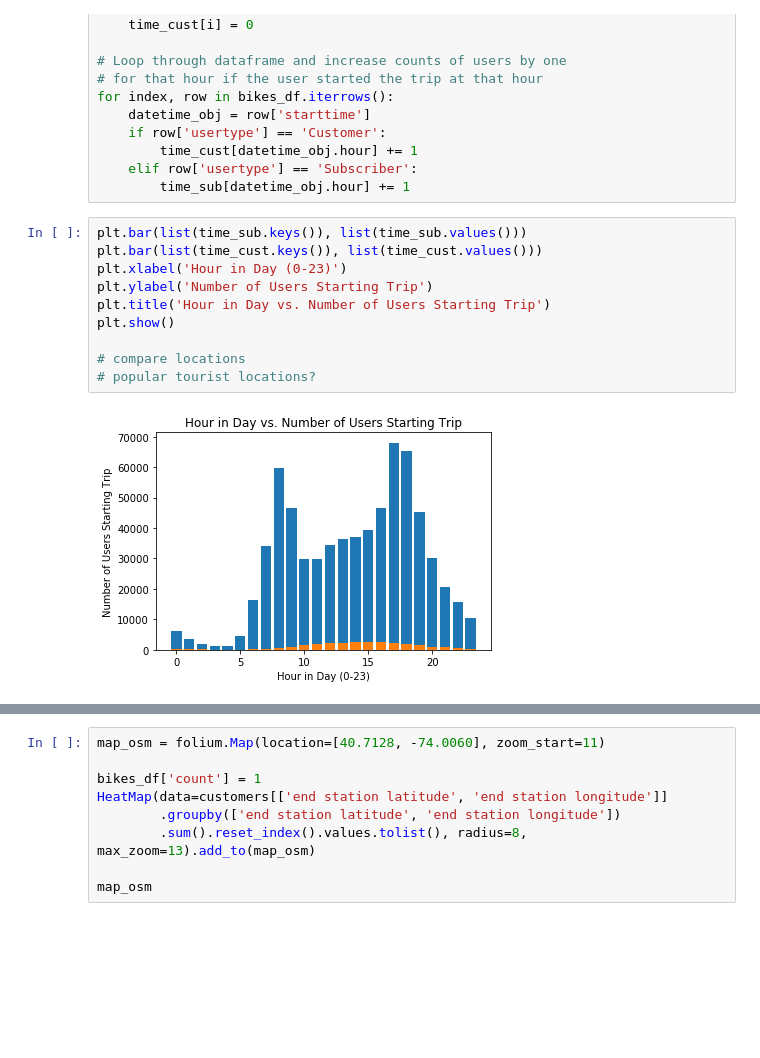
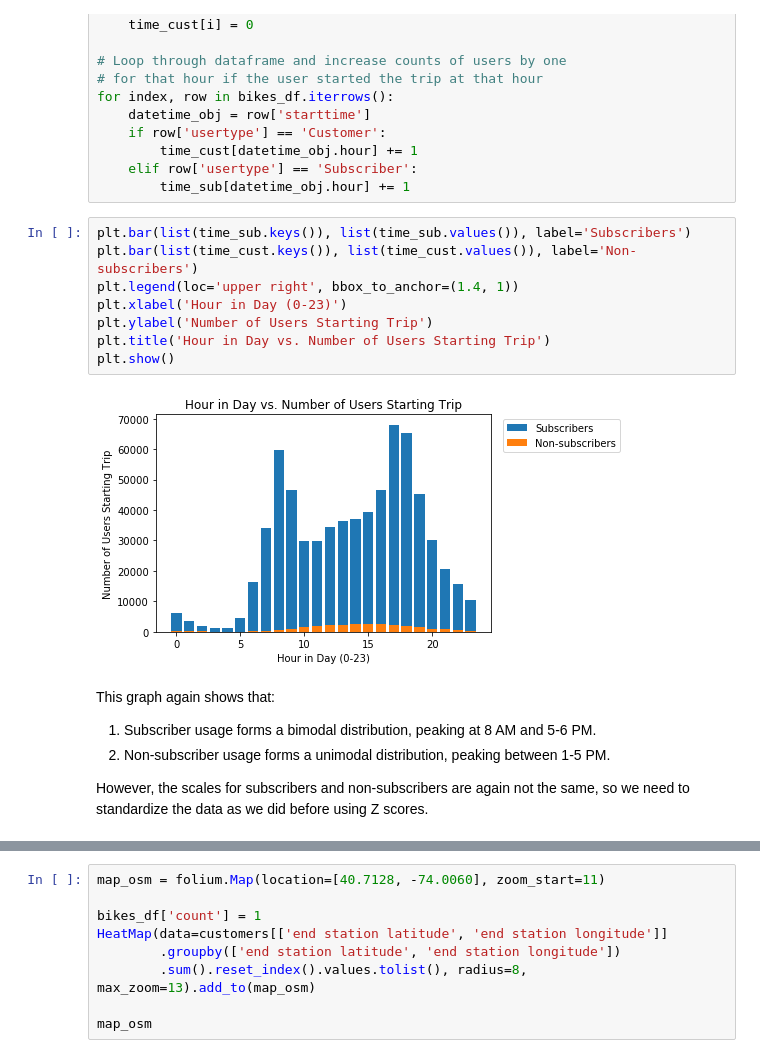
Before and after one commit to arunsrinivas20/arunsrinivas20.github.io, a Jupyter notebook: Andrew_Arun_Matt_CMSC320_Final.ipynb, the cells around one changed output, grey strips where cells are left out. Cells and saved outputs as stored; diff of their text form; blank space fills up the shorter version.

```diff
--- a/Andrew_Arun_Matt_CMSC320_Final.ipynb
+++ b/Andrew_Arun_Matt_CMSC320_Final.ipynb
@@ -531,14 +539,18 @@ for index, row in bikes_df.iterrows():
     elif row['usertype'] == 'Subscriber':
         time_sub[datetime_obj.hour] += 1
 # %%
-plt.bar(list(time_sub.keys()), list(time_sub.values()))
-plt.bar(list(time_cust.keys()), list(time_cust.values()))
+plt.bar(list(time_sub.keys()), list(time_sub.values()), label='Subscribers')
+plt.bar(list(time_cust.keys()), list(time_cust.values()), label='Non-subscribers')
+plt.legend(loc='upper right', bbox_to_anchor=(1.4, 1))
 plt.xlabel('Hour in Day (0-23)')
 plt.ylabel('Number of Users Starting Trip')
 plt.title('Hour in Day vs. Number of Users Starting Trip')
 plt.show()
-
-# compare locations
-# popular tourist locations?
 # %% [output]
-[figure, old version]
+[figure, new version]
+# %% [markdown]
+This graph again shows that:
+1. Subscriber usage forms a bimodal distribution, peaking at 8 AM and 5-6 PM.
+2. Non-subscriber usage forms a unimodal distribution, peaking between 1-5 PM.
+
+However, the scales for subscribers and non-subscribers are again not the same, so we need to standardize the data as we did before using Z scores.
```
Also changed, not shown: parts of 14 cells of this notebook.
